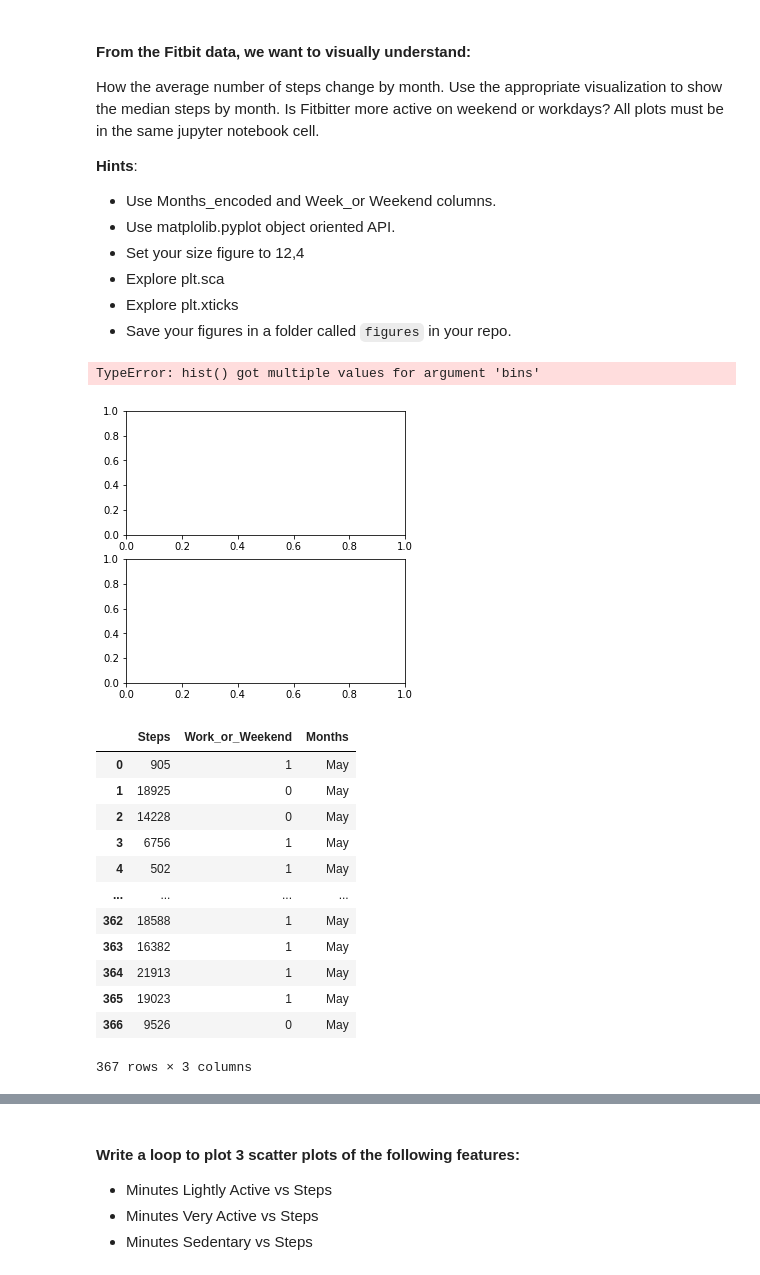
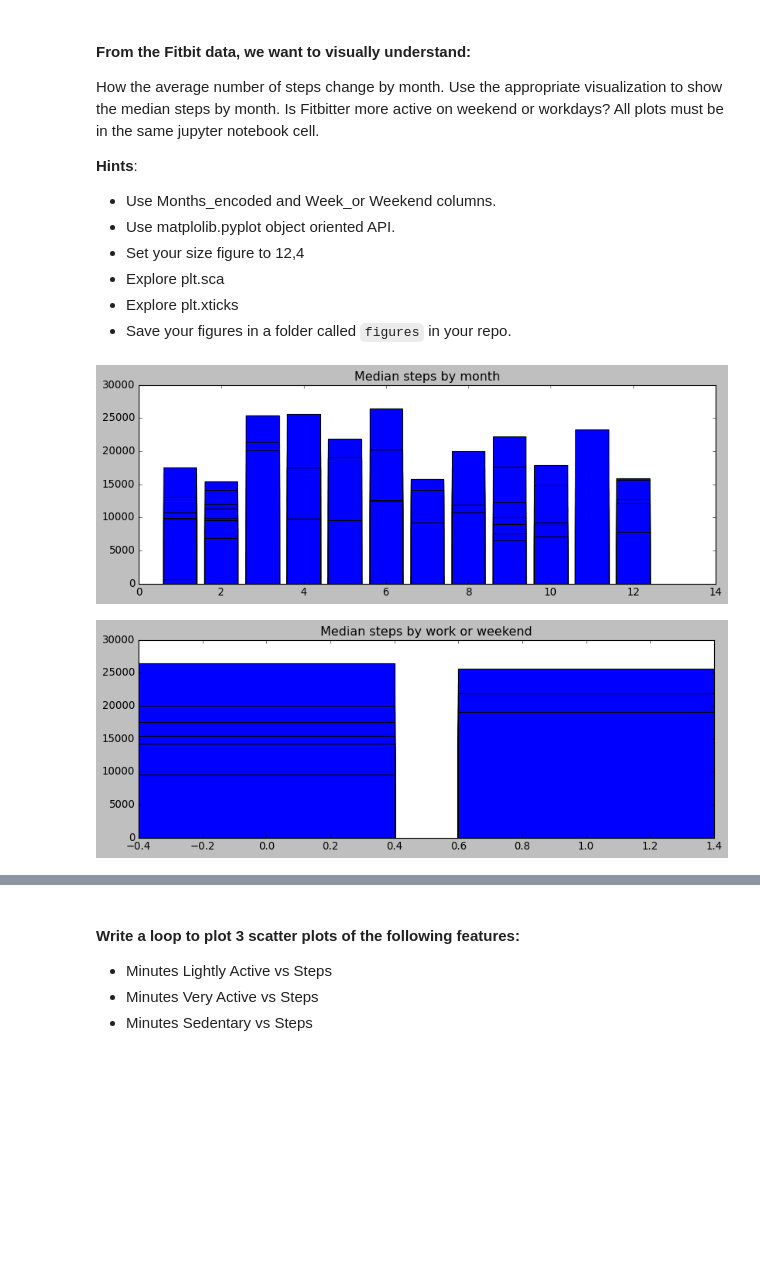
Before and after one commit to montesgrande95/dataptmad1121_labs, a Jupyter notebook: module-2/matplotlib-seaborn/your-code/matplot_seaborn_lab.ipynb, the cells around one changed output, grey strips where cells are left out. Cells and saved outputs as stored; diff of their text form; code cells hidden in the pictures; blank space fills up the shorter version.

```diff
--- a/module-2/matplotlib-seaborn/your-code/matplot_seaborn_lab.ipynb
+++ b/module-2/matplotlib-seaborn/your-code/matplot_seaborn_lab.ipynb
@@ -173,60 +142,20 @@ How the average number of steps change by month. Use the appropriate visualizati
 * Explore plt.sca
 * Explore plt.xticks
 * Save your figures in a folder called `figures` in your repo.
-# %%
-# MEDIAN STEPS BY MONTH_ENCODED
-
-months =["January","february","march","april","may","june","july","august","september","october","november","december"]
-
-figure, axs = plt.subplots(2,1,figsize=(5,5))
-axs[0].hist(fitbit["Months"],fitbit["Steps"], bins = ["January","february","march","april","may","june","july","august","september","october","november","december"] )
-# MEDIAN STEPS BY WORK_OR_WEEKEND
-axs[1].hist(fitbit["Work_or_Weekend"],fitbit['Steps'])
-#COMO VEMOS LOS DATOS ASI NO SON NADA VISIBLES POR LO QUE VAMOS A CREAR VARIBALES DUMMY PARA LOS MESES.
-# %% [output]
-TypeError: hist() got multiple values for argument 'bins'
-[figure, removed]
-# %%
-#dummy_months = pd.get_dummies(fitbit["Months"])
-#fitbit = pd.concat([fitbit,dummy_months], axis = 1)
-new_fitbit = fitbit.drop(['Date',
- 'Calorie burned',
- 'Distance',
- 'Floors',
- 'Minutes Sedentary',
- 'Minutes Lightly Active',
- 'Minutes Fairly Active',
- 'Minutes Very Active',
- 'Activity Calories',
- 'MinutesOfSleep',
- 'MinutesOfBeingAwake',
- 'NumberOfAwakings',
- 'LengthOfRestInMinutes',
- 'Distance_miles',
- 'Days',
- 'Days_encoded',
- 'Hours Sleep',
- 'Sleep efficiency',
- 'Yesterday_sleep',
- 'Yesterday_sleep_efficiency',
- 'Months_encoded'], axis = 1)
-
-
-new_fitbit
-
-
-#YA NOS HEMOS CARGADO DEL DATASET TODAS LAS COLUMNAS QUE NO NOS INTERESAN
-# %% [output]
-|  | Steps | Work_or_Weekend | Months |
-| 0 | 905 | 1 | May |
-| 1 | 18925 | 0 | May |
-| 2 | 14228 | 0 | May |
-| 3 | 6756 | 1 | May |
-| 4 | 502 | 1 | May |
-| ... | ... | ... | ... |
-| 362 | 18588 | 1 | May |
-| 363 | 16382 | 1 | May |
-| 364 | 21913 | 1 | May |
-| 365 | 19023 | 1 | May |
-| 366 | 9526 | 0 | May |
-367 rows × 3 columns
+# %%
+#MONTHS ENCODED ES UNA COLUMNA QUE TIENE PARA CADA MES UN NUMERO PARA QUE TU PUEDAS ORDENARLO, YA QUE SI TU ORDENAS LOS MESES COMO STRINGS
+#TE LOS VA A ORDENAR ALFABTICAMENTE, ENTONCES NO TENDREMOS LOS MESES ORDENADOS COMO LOS TENEMOS QUE TENER, POR ESO ESTA LA COLUMNA MONTHS_ENCODED.
+
+
+fig, ax = plt.subplots(ncols=1, nrows=1, figsize=(12,4))
+ax.bar(fitbit['Months_encoded'], fitbit['Steps'])
+ax.set_title('Median steps by month')
+# MEDIAN STEPS BY WORK_OR_WEEKEND
+# your code here
+fig, ax = plt.subplots(ncols=1, nrows=1, figsize=(12,4))
+ax.bar(fitbit['Work_or_Weekend'], fitbit['Steps'])
+ax.set_title('Median steps by work or weekend')
+plt.sca(ax)
+# %% [output]
+[figure, added]
+[figure, added]
```
Also changed, not shown: parts of 59 cells of this notebook.
